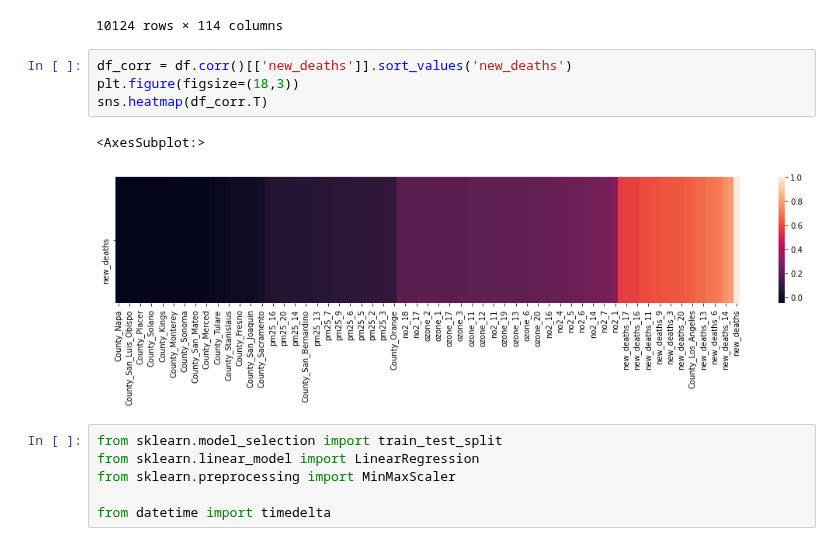
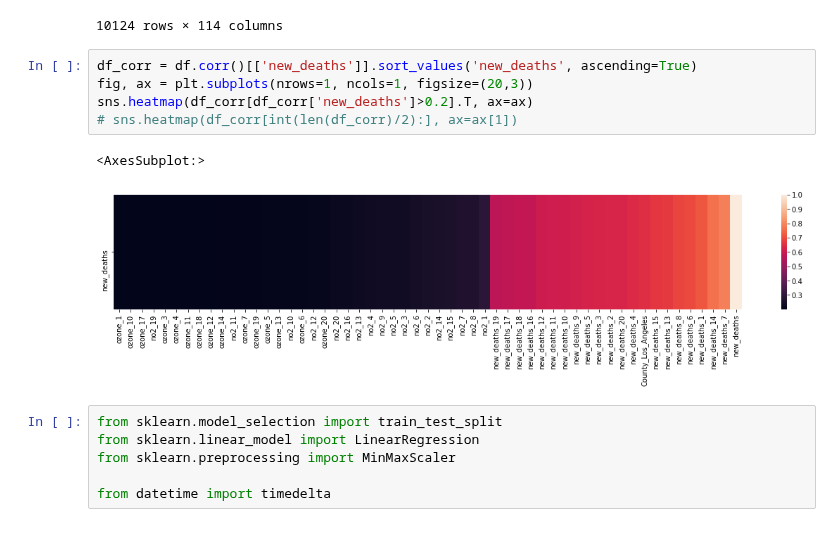
Before and after one commit to kevinmarlis/air-pollution-and-health, a Jupyter notebook: Covid/New tests/Random Forest.ipynb, the cells around one changed output. Saved outputs shown, nothing was run; the diff lists cells and outputs as text.

Commit message:
reworked some plots

```diff
--- a/Covid/New tests/Random Forest.ipynb
+++ b/Covid/New tests/Random Forest.ipynb
@@ -135,12 +135,13 @@ df
 | 10143 | 2020-12-07 | 0.0 | 0.005 | 0.004 | 0.010 | 0.010 | 0.012 | 0.008 | 0.008 | 0.010 | ... | ... |
 10124 rows × 114 columns
 # %%
-df_corr = df.corr()[['new_deaths']].sort_values('new_deaths')
-plt.figure(figsize=(18,3))
-sns.heatmap(df_corr.T)
+df_corr = df.corr()[['new_deaths']].sort_values('new_deaths', ascending=True)
+fig, ax = plt.subplots(nrows=1, ncols=1, figsize=(20,3))
+sns.heatmap(df_corr[df_corr['new_deaths']>0.2].T, ax=ax)
+# sns.heatmap(df_corr[int(len(df_corr)/2):], ax=ax[1])
 # %% [output]
 <AxesSubplot:>
-[figure, old version]
+[figure, new version]
 # %%
 from sklearn.model_selection import train_test_split
 from sklearn.linear_model import LinearRegression
```
Also changed, not shown: 1 other file.
